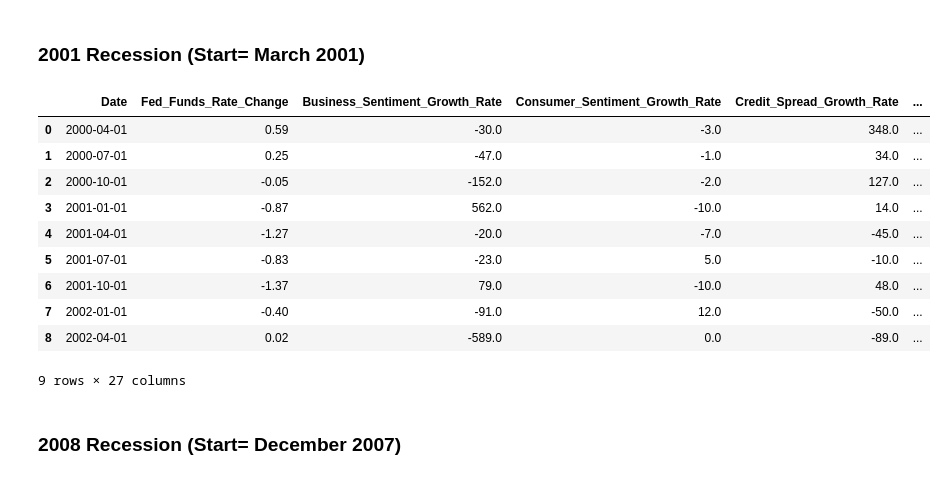
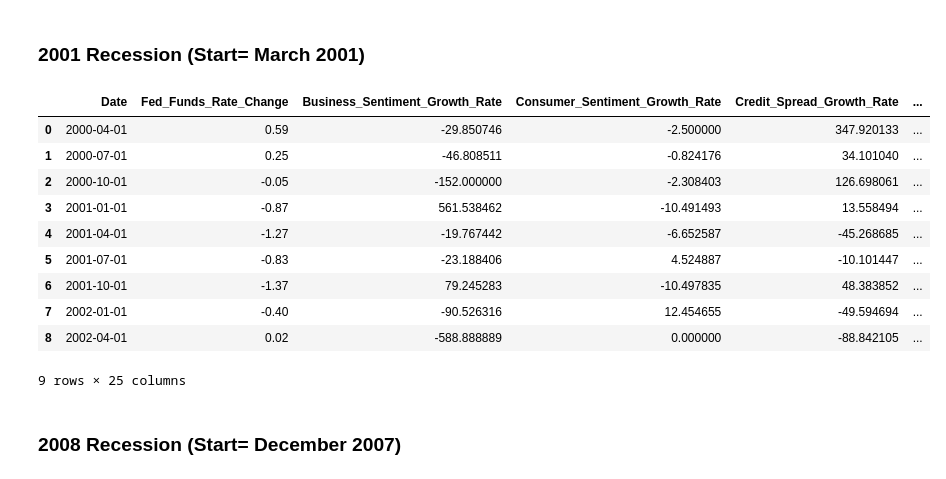
Before and after one commit to Makster04/FINAL_CAPSTONE_PROJECT, a Jupyter notebook: Notebook.ipynb, the cells around one changed output. Cells and saved outputs as stored; diff of their text form; code cells hidden in the pictures.

```diff
--- a/Notebook.ipynb
+++ b/Notebook.ipynb
@@ -342,8 +351,8 @@ Index(['observation_date', 'DFF', 'BSCICP02USM460S', 'UMCSENT', 'NFCICREDIT',
 # %%
 import pandas as pd
 
-# Remove duplicated columns from Coincident_Indicators_df
-Final_Coincident_Indicators_df = Coincident_Indicators_df.loc[:, ~Coincident_Indicators_df.columns.duplicated()]
+# Remove duplicated columns and make a safe copy
+Final_Coincident_Indicators_df = Coincident_Indicators_df.loc[:, ~Coincident_Indicators_df.columns.duplicated()].copy()
 
 # Rename columns to growth rate versions
 Final_Coincident_Indicators_df.columns = [
@@ -353,19 +362,20 @@ Final_Coincident_Indicators_df.columns = [
     'Retail_Sales_Growth_Rate'
 ]
 
-# Calculate percent change (growth rate) for Capacity Utilization
-Final_Coincident_Indicators_df['Capacity_Utilization_Growth_Rate'] = (
-    Final_Coincident_Indicators_df['Capacity_Utilization_Growth_Rate'].pct_change() * 100
-).round(2)
+# Convert to numeric just in case (optional but safe)
+growth_cols = [
+    'Capacity_Utilization_Growth_Rate',
+    'Industrial_Production_Growth_Rate',
+    'Retail_Sales_Growth_Rate'
+]
+Final_Coincident_Indicators_df[growth_cols] = Final_Coincident_Indicators_df[growth_cols].apply(
+    pd.to_numeric, errors='coerce'
+)
 
-# Calculate percent change (growth rate) for Industrial Production
-Final_Coincident_Indicators_df['Industrial_Production_Growth_Rate'] = (
-    Final_Coincident_Indicators_df['Industrial_Production_Growth_Rate'].pct_change() * 100
-).round(2)
-
-Final_Coincident_Indicators_df['Retail_Sales_Growth_Rate'] = (
-    Final_Coincident_Indicators_df['Retail_Sales_Growth_Rate'].pct_change() * 100
-).round(2)
+# Calculate percent changes
+Final_Coincident_Indicators_df['Capacity_Utilization_Growth_Rate'] = Final_Coincident_Indicators_df['Capacity_Utilization_Growth_Rate'].pct_change() * 100
+Final_Coincident_Indicators_df['Industrial_Production_Growth_Rate'] = Final_Coincident_Indicators_df['Industrial_Production_Growth_Rate'].pct_change() * 100
+Final_Coincident_Indicators_df['Retail_Sales_Growth_Rate'] = Final_Coincident_Indicators_df['Retail_Sales_Growth_Rate'].pct_change() * 100
 
 # Display the resulting DataFrame
 Final_Coincident_Indicators_df.head()
@@ -551,6 +552,8 @@ Pre_1990_Recession
 # %% [markdown]
 ### 2001 Recession (Start= March 2001)
 # %%
+# Early 2000s recession (March 2001-November 2001)
+
 import pandas as pd
 import sqlite3
 
@@ -562,44 +565,44 @@ conn = sqlite3.connect(':memory:')
 
 # Save them to the SQLite database
 Final_Coincident_Indicators_df.to_sql('Coincident', conn, index=False, if_exists='replace')
 Final_Leading_Indicators_df.to_sql('Leading', conn, index=False, if_exists='replace')
 Final_Lagging_Indicators_df.to_sql('Lagging', conn, index=False, if_exists='replace')
 
 # Proper SQL query
 sql_query = """
 SELECT *
 FROM Leading LD
 JOIN Lagging LG ON LD.date = LG.date
 JOIN Coincident C ON LD.date = C.date
 WHERE LD.date >= '2000-04-01'
 AND LD.date <= '2002-04-01'
 """
 
 
 # Run the query
 Pre_2001_Recession = pd.read_sql_query(sql_query, conn)
 
 # Save to CSV
-csv_filename = "Pre_1990_Recession.csv"
+csv_filename = "Pre_2001_Recession.csv"
 Pre_2001_Recession.to_csv(csv_filename, index=False)
 
 # Close DB connection
 conn.close()
 
 # Show final DataFrame
 Pre_2001_Recession
 # %% [output]
 |  | Date | Fed_Funds_Rate_Change | Business_Sentiment_Growth_Rate | Consumer_Sentiment_Growth_Rate | Credit_Spread_Growth_Rate | ... |
-| 0 | 2000-04-01 | 0.59 | -30.0 | -3.0 | 348.0 | ... |
-| 1 | 2000-07-01 | 0.25 | -47.0 | -1.0 | 34.0 | ... |
-| 2 | 2000-10-01 | -0.05 | -152.0 | -2.0 | 127.0 | ... |
-| 3 | 2001-01-01 | -0.87 | 562.0 | -10.0 | 14.0 | ... |
-| 4 | 2001-04-01 | -1.27 | -20.0 | -7.0 | -45.0 | ... |
-| 5 | 2001-07-01 | -0.83 | -23.0 | 5.0 | -10.0 | ... |
-| 6 | 2001-10-01 | -1.37 | 79.0 | -10.0 | 48.0 | ... |
-| 7 | 2002-01-01 | -0.40 | -91.0 | 12.0 | -50.0 | ... |
-| 8 | 2002-04-01 | 0.02 | -589.0 | 0.0 | -89.0 | ... |
+| 0 | 2000-04-01 | 0.59 | -29.850746 | -2.500000 | 347.920133 | ... |
+| 1 | 2000-07-01 | 0.25 | -46.808511 | -0.824176 | 34.101040 | ... |
+| 2 | 2000-10-01 | -0.05 | -152.000000 | -2.308403 | 126.698061 | ... |
+| 3 | 2001-01-01 | -0.87 | 561.538462 | -10.491493 | 13.558494 | ... |
+| 4 | 2001-04-01 | -1.27 | -19.767442 | -6.652587 | -45.268685 | ... |
+| 5 | 2001-07-01 | -0.83 | -23.188406 | 4.524887 | -10.101447 | ... |
+| 6 | 2001-10-01 | -1.37 | 79.245283 | -10.497835 | 48.383852 | ... |
+| 7 | 2002-01-01 | -0.40 | -90.526316 | 12.454655 | -49.594694 | ... |
+| 8 | 2002-04-01 | 0.02 | -588.888889 | 0.000000 | -88.842105 | ... |
-9 rows × 27 columns
+9 rows × 25 columns
 # %% [markdown]
 ### 2008 Recession (Start= December 2007)
 # %%
```
Also changed, not shown: parts of 18 cells of this notebook, 8 other files.
